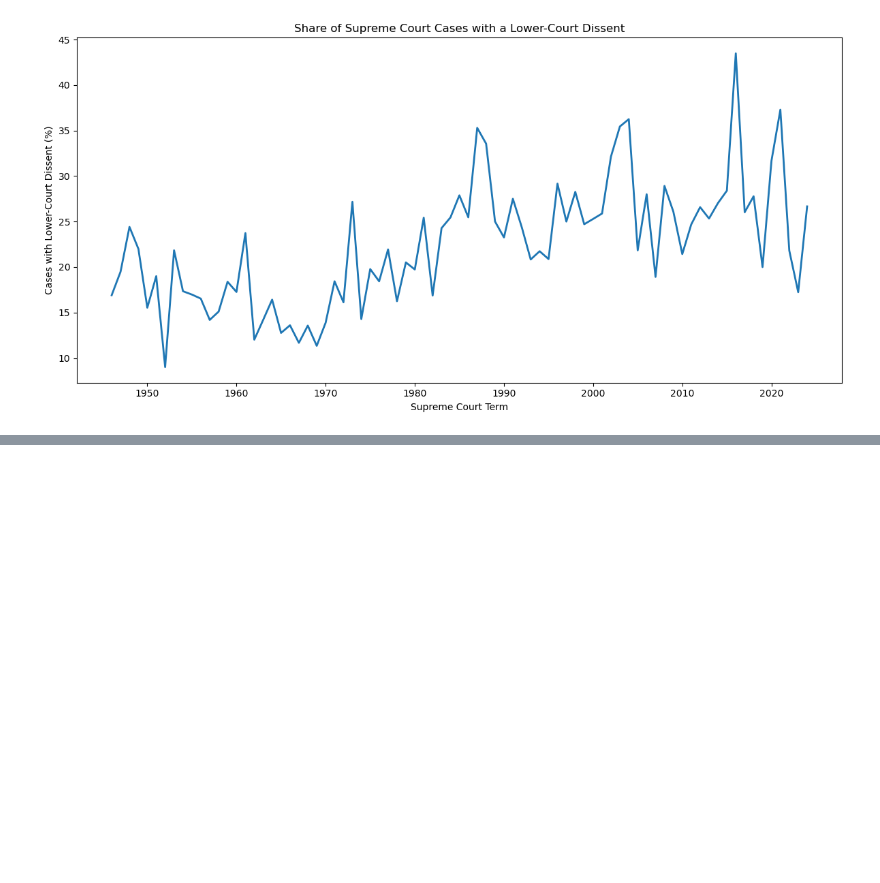
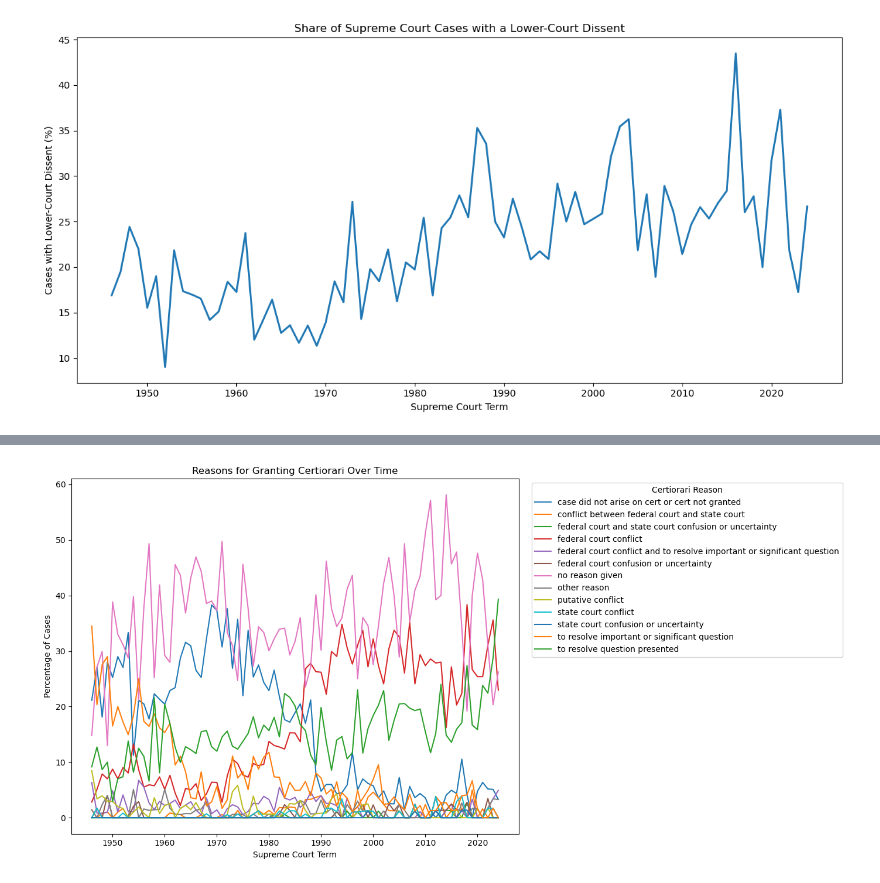
Before and after one commit to zs-zhuang/Supreme-Court-Case-Analytics, a Jupyter notebook: notebooks/case_count_duration.ipynb, the cells around one changed output, grey strips where cells are left out. Cells and saved outputs as stored; diff of their text form; code cells hidden in the pictures; blank space fills up the shorter version.

Commit message:
new analysis: add certiorari reason trend (2026-08-31 16:43:16)

```diff
--- a/notebooks/case_count_duration.ipynb
+++ b/notebooks/case_count_duration.ipynb
@@ -1104,3 +1104,67 @@ plt.savefig("../results/percent_lower_court_disagreeOnly_over_time.jpg",
 plt.show()
 # %% [output]
 [figure]
+# %%
+# Reasons for Granting Certiorari
+
+data = c_citations.copy()
+
+# Keep usable observations
+data = data.dropna(subset=['term', 'certReason'])
+data["certReasonText"] = data["certReason"].map(CERT_REASON_MAP)
+
+# Make sure term is numeric
+data['term'] = pd.to_numeric(data['term'], errors='coerce')
+data = data.dropna(subset=['term'])
+
+
+# Inspect certReason codes
+print("certReason values:")
+print(
+    data['certReasonText']
+        .value_counts(dropna=False)
+        .sort_index()
+)
+
+#
+# Cross-tabulate reasons by term
+
+
+cert_by_term = (
+    data.groupby(['term', 'certReasonText'])
+        .size()
+        .unstack(fill_value=0)
+)
+
+# Convert counts to percentages within each term
+cert_pct = cert_by_term.div(
+    cert_by_term.sum(axis=1),
+    axis=0
+) * 100
+
+#print("\nPercentage of docket by certiorari reason:")
+#rint(cert_pct.round(2))
+
+
+# Plot all certiorari reasons
+
+
+ax = cert_pct.plot(
+    kind='line',
+    figsize=(14, 7)
+)
+
+ax.set_title("Reasons for Granting Certiorari Over Time")
+ax.set_xlabel("Supreme Court Term")
+ax.set_ylabel("Percentage of Cases")
+ax.legend(
+    title="Certiorari Reason",
+    bbox_to_anchor=(1.02, 1),
+    loc='upper left'
+)
+
+plt.tight_layout()
+plt.savefig("../results/certReason_over_time.jpg",
+            bbox_inches='tight', dpi=300)
+plt.show()
+# %% [output]
@@ -1106,0 +1187 @@ plt.show()
+[figure, added]
```
Also changed, not shown: parts of 2 cells of this notebook, 5 other files.
